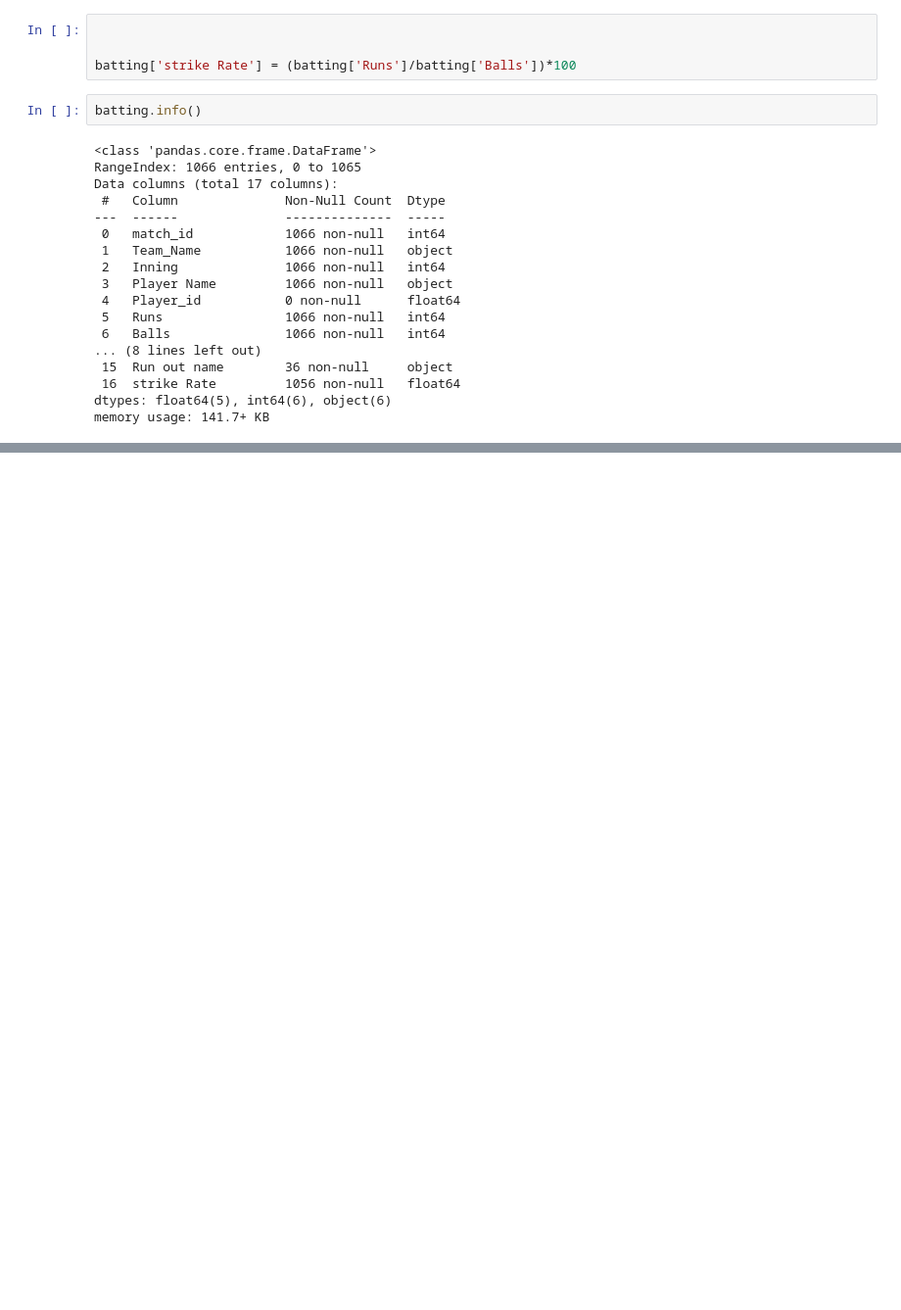
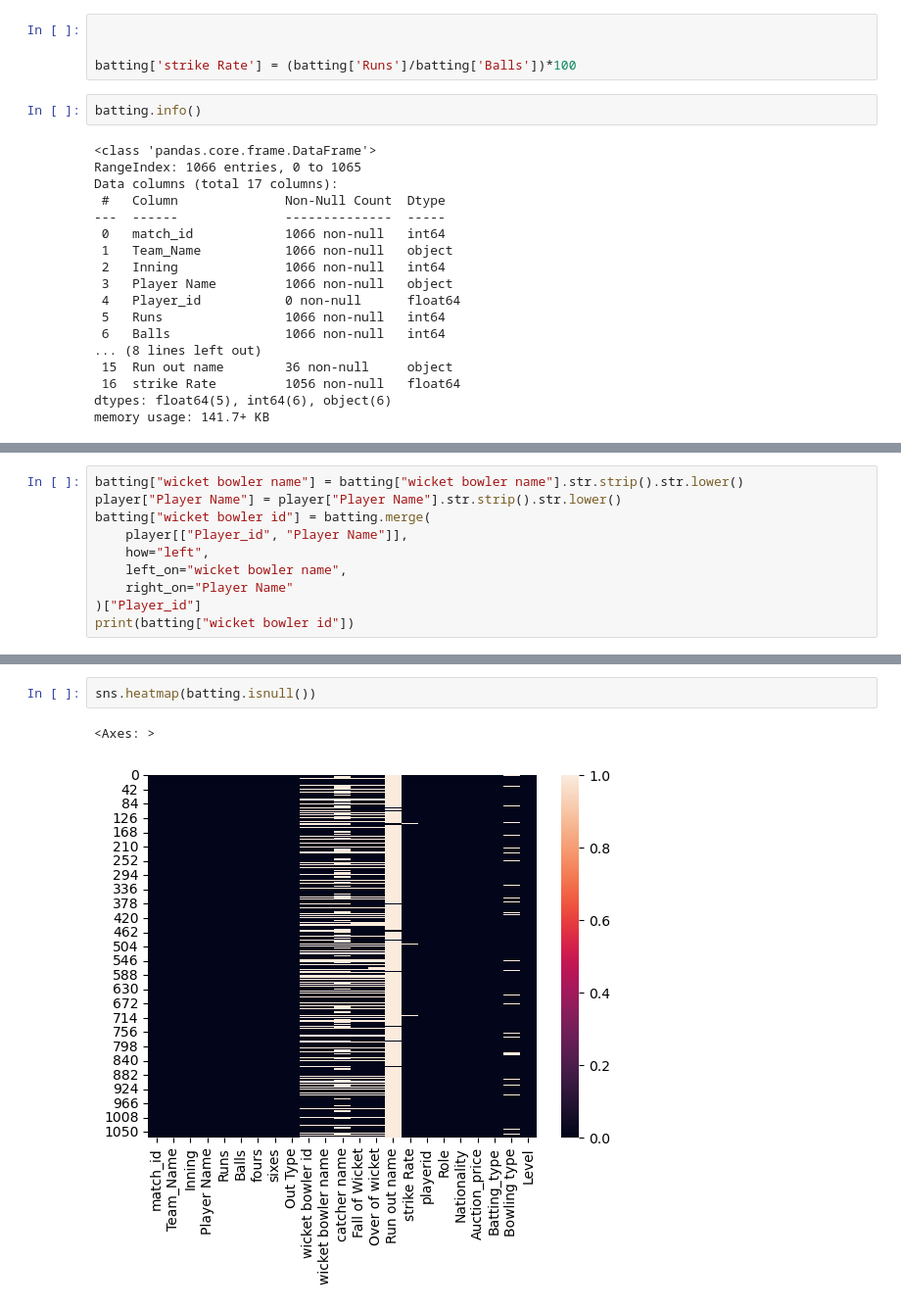
Before and after one commit to yogyasuri/IPL-Data, a Jupyter notebook: preprocessing.ipynb, the cells around one changed output, grey strips where cells are left out. Shown: that part at 98% size. Drawn from its saved outputs; the diff is of its cells as text; blank space fills up the shorter version.

```diff
--- a/preprocessing.ipynb
+++ b/preprocessing.ipynb
@@ -225,0 +238,10 @@ batting_short.drop_duplicates()
+# %%
+batting["wicket bowler name"] = batting["wicket bowler name"].str.strip().str.lower()
+player["Player Name"] = player["Player Name"].str.strip().str.lower()
+batting["wicket bowler id"] = batting.merge(
+    player[["Player_id", "Player Name"]],
+    how="left",
+    left_on="wicket bowler name",
+    right_on="Player Name"
+)["Player_id"]
+print(batting["wicket bowler id"])
@@ -225,0 +271,5 @@ batting_short.drop_duplicates()
+# %%
+sns.heatmap(batting.isnull())
+# %% [output]
+<Axes: >
+[figure, added]
```
Also changed, not shown: parts of 41 cells of this notebook, 20 other files.
